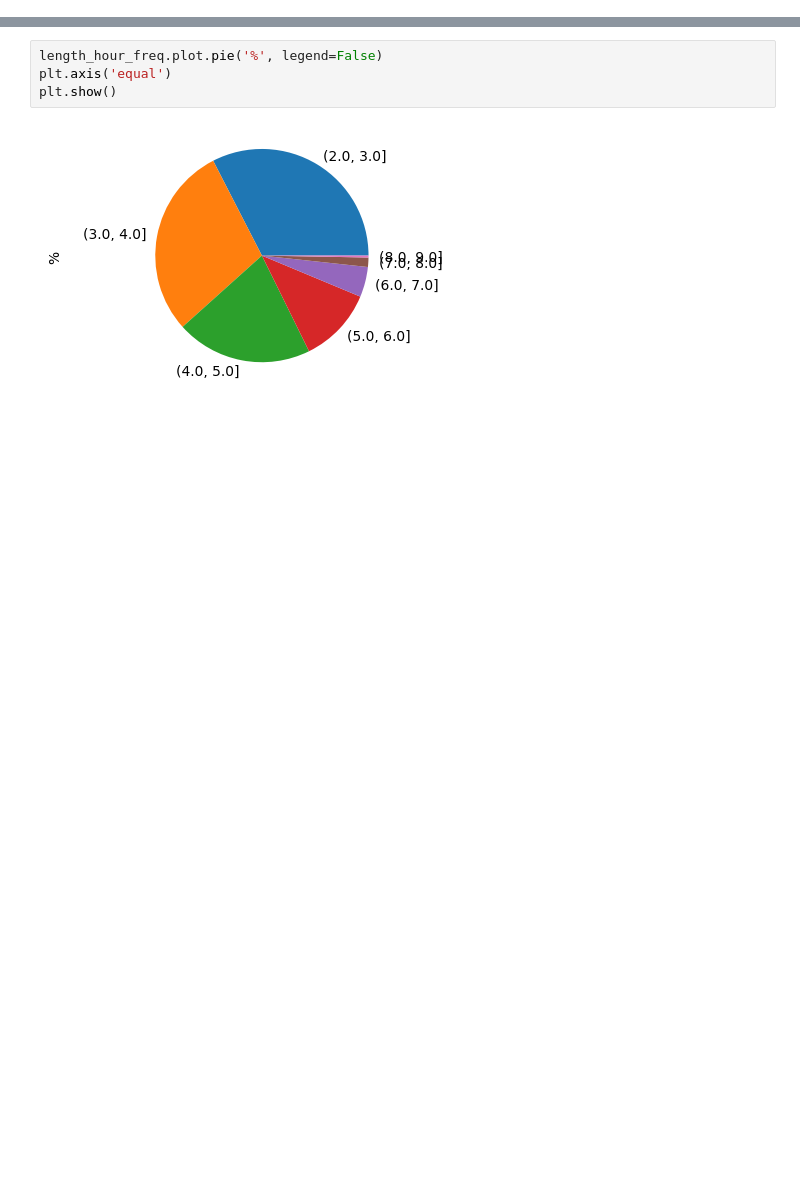
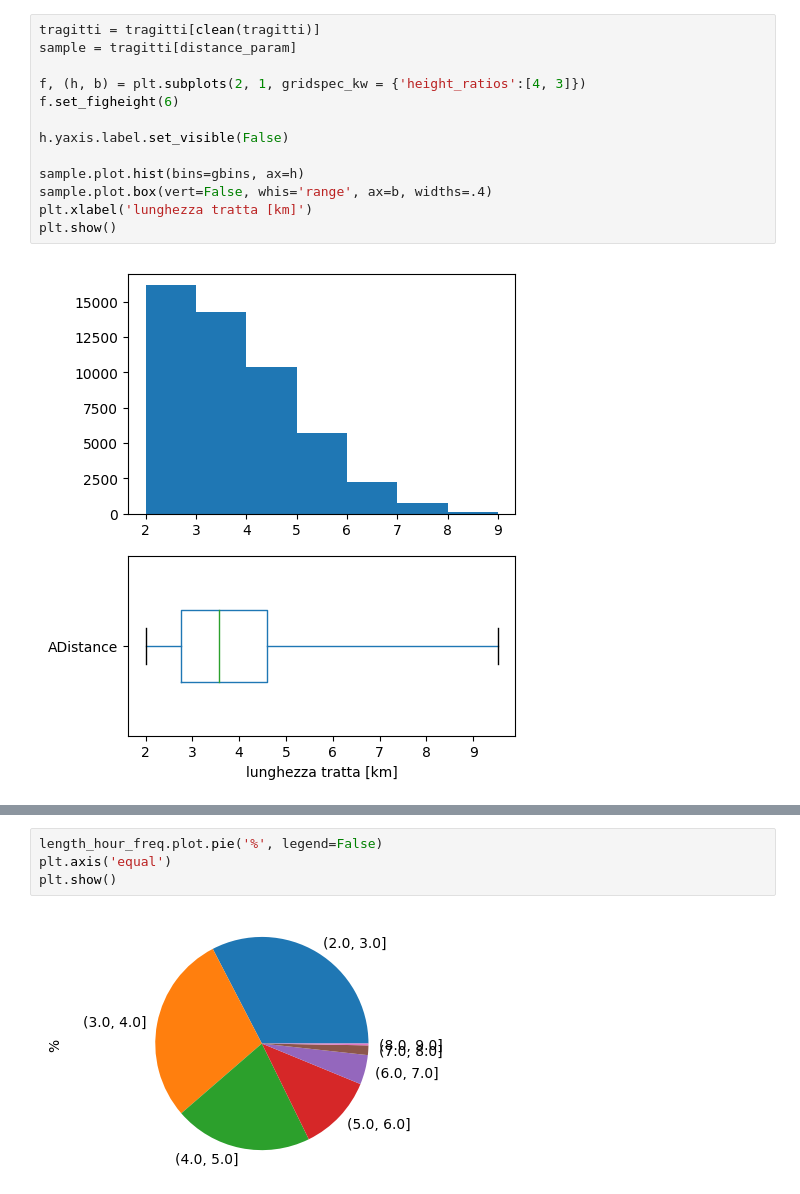
Before and after one commit to mmastrapasqua7/kowalskianalysis, a Jupyter notebook: jupyter/01_AnalisiTratteGenerateARandom.ipynb, the cells around one changed output, grey strips where cells are left out. Drawn from its saved outputs; the diff is of its cells as text; blank space fills up the shorter version.

```diff
--- a/jupyter/01_AnalisiTratteGenerateARandom.ipynb
+++ b/jupyter/01_AnalisiTratteGenerateARandom.ipynb
@@ -39,3 +40,18 @@ def clean(df):
     coherence_cond = (df['Car'] <= df['Car2Go']) & (df['Car'] <= df['Enjoy'])
     cleaned = distance_cond & public_cond & bike_cond & foot_cond & car_cond & car2go_cond & enjoy_cond & coherence_cond
     return cleaned
+# %%
+tragitti = tragitti[clean(tragitti)]
+sample = tragitti[distance_param]
+
+f, (h, b) = plt.subplots(2, 1, gridspec_kw = {'height_ratios':[4, 3]})
+f.set_figheight(6)
+
+h.yaxis.label.set_visible(False)
+
+sample.plot.hist(bins=gbins, ax=h)
+sample.plot.box(vert=False, whis='range', ax=b, widths=.4)
+plt.xlabel('lunghezza tratta [km]')
+plt.show()
+# %% [output]
+[figure, added]
```
Also changed, not shown: parts of 7 cells of this notebook, 2 other files.
